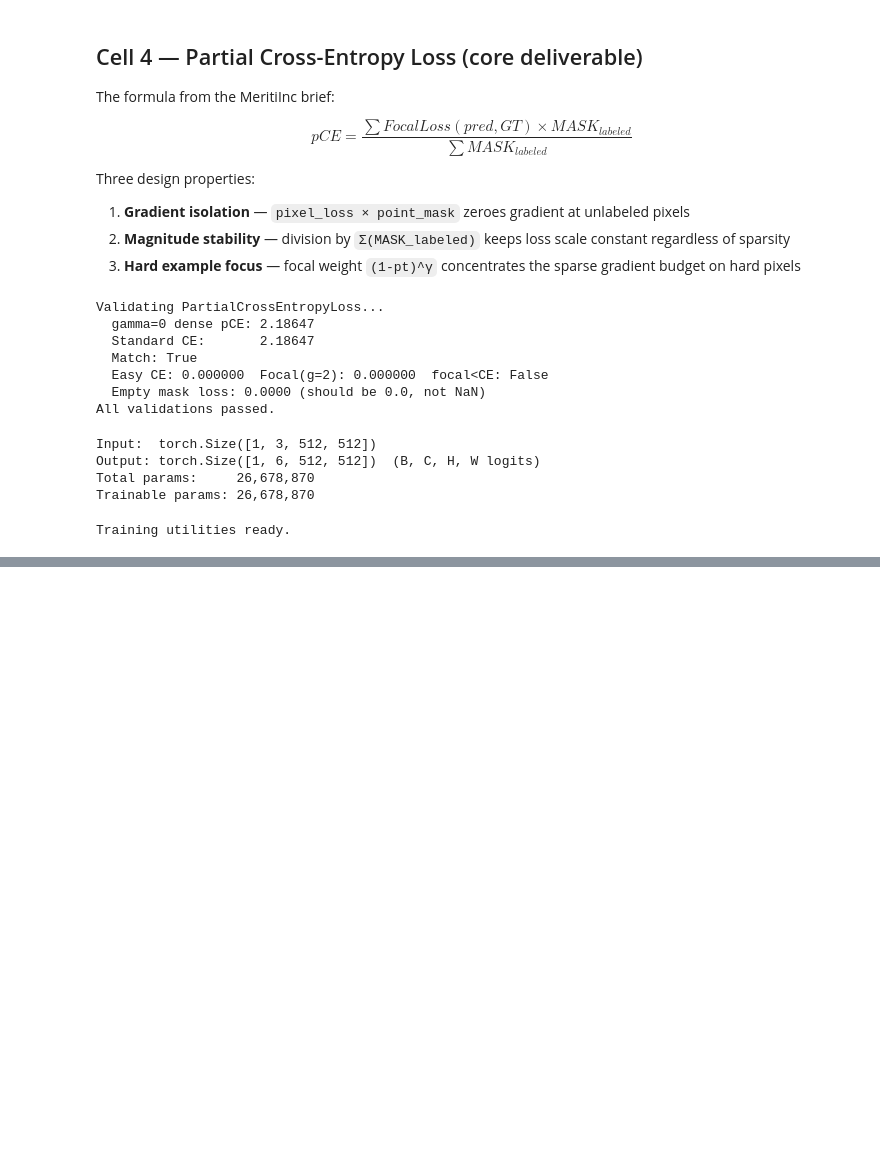
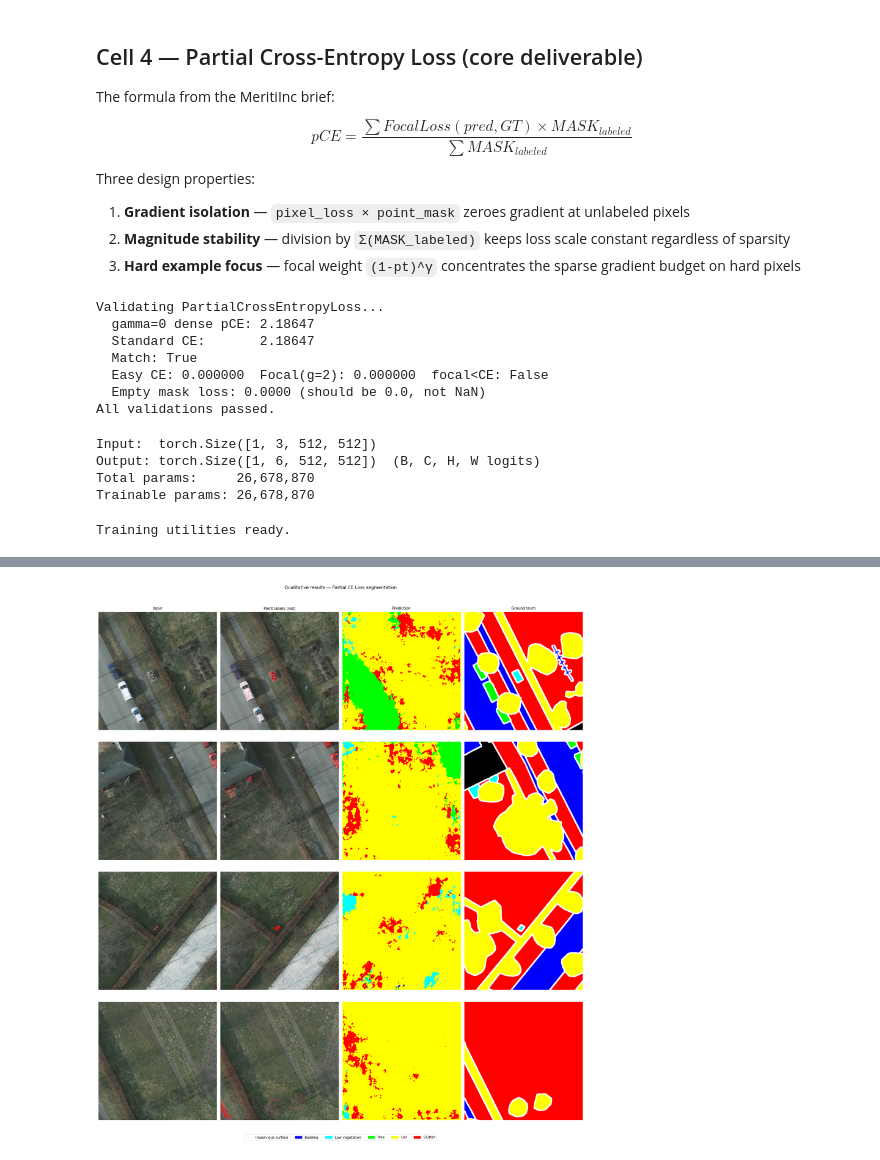
Before and after one commit to DavidOgalo/remote-sensing-segmentation-pipeline, a Jupyter notebook: notebook.ipynb, the cells around one changed output, grey strips where cells are left out. Saved outputs shown, nothing was run; the diff lists cells and outputs as text; code cells hidden in the pictures; blank space fills up the shorter version.

```diff
--- a/notebook.ipynb
+++ b/notebook.ipynb
@@ -1309,36 +1448,44 @@ def visualize_predictions(model, dataset, device, n=4, seed=0):
     if n == 1: axes = axes[np.newaxis,:]
     titles = ['Input','Point labels (red)','Prediction','Ground truth']
     for row, idx in enumerate(idxs):
         img_t, mask, pm = dataset[idx]
         with torch.no_grad():
             pred = model(img_t.unsqueeze(0).to(device)).argmax(1).squeeze().cpu().numpy()
         img_np  = denormalize(img_t)
         pt_vis  = img_np.copy()
         pt_vis[pm.numpy() == 1] = [1.0, 0.0, 0.0]
         panels  = [img_np, pt_vis, class_to_rgb(pred)/255, class_to_rgb(mask.numpy())/255]
         for col, (panel, title) in enumerate(zip(panels, titles)):
             axes[row, col].imshow(panel); axes[row, col].axis('off')
             if row == 0: axes[row, col].set_title(title, fontsize=11)
-    patches = [mpatches.Patch(color=[c/255 for c in col], label=n)
-               for col, n in zip(CLASS_COLORS_RGB, CLASS_NAMES)]
+    patches = [
+        mpatches.Patch(
+            color=(col[0] / 255.0, col[1] / 255.0, col[2] / 255.0),
+            label=name,
+        )
+        for col, name in zip(CLASS_COLORS_RGB, CLASS_NAMES)
+    ]
     fig.legend(handles=patches, loc='lower center', ncol=6, fontsize=10, bbox_to_anchor=(0.5,-0.02))
     plt.suptitle('Qualitative results — Partial CE Loss segmentation', fontsize=13, y=1.01)
     plt.tight_layout()
     plt.savefig(f'{CFG["figures_dir"]}/qualitative_results.png', dpi=150, bbox_inches='tight')
     plt.show()
 
 # Load best model from Experiment A
 BEST_DENSITY = max(density_results, key=lambda d: density_results[d]['best_miou']) \
     if density_results else 0.01
 ckpt = os.path.join(CFG['checkpoints_dir'], f'best_expA_d{BEST_DENSITY}.pth')
 if os.path.exists(ckpt):
     bm = build_model(CFG['num_classes'], CFG['backbone'])
-    bm.load_state_dict(torch.load(ckpt, map_location=CFG['device']))
+    checkpoint = torch.load(ckpt, map_location=CFG['device'])
+    bm.load_state_dict(checkpoint_model_state(checkpoint))
     bm.to(CFG['device'])
     vis_ds = PotsdamDataset(val_img_paths, val_mask_paths, CFG['img_size'], BEST_DENSITY)
     visualize_predictions(bm, vis_ds, CFG['device'])
 else:
     print(f'Checkpoint not found: {ckpt}. Run Experiment A first.')
+# %% [output]
+[figure, added]
 # %%
 # ============================================================
 # Cell 10 — Results summary table
```
Also changed, not shown: parts of 5 cells of this notebook.
